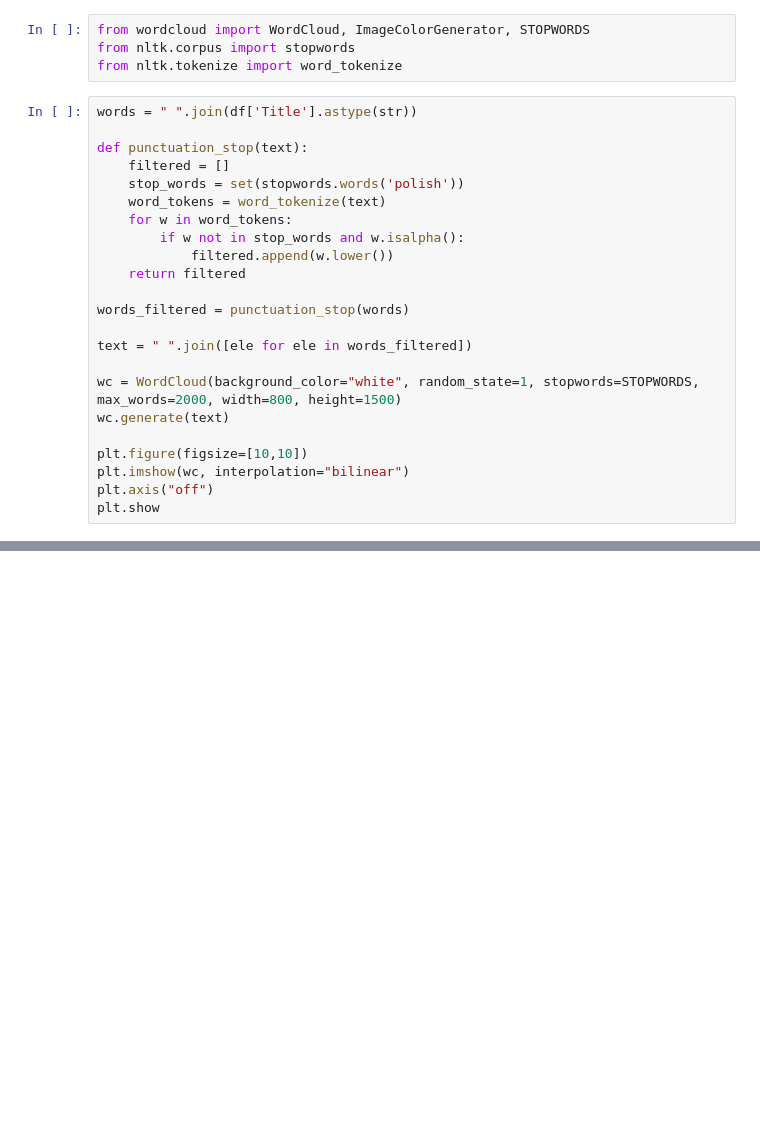
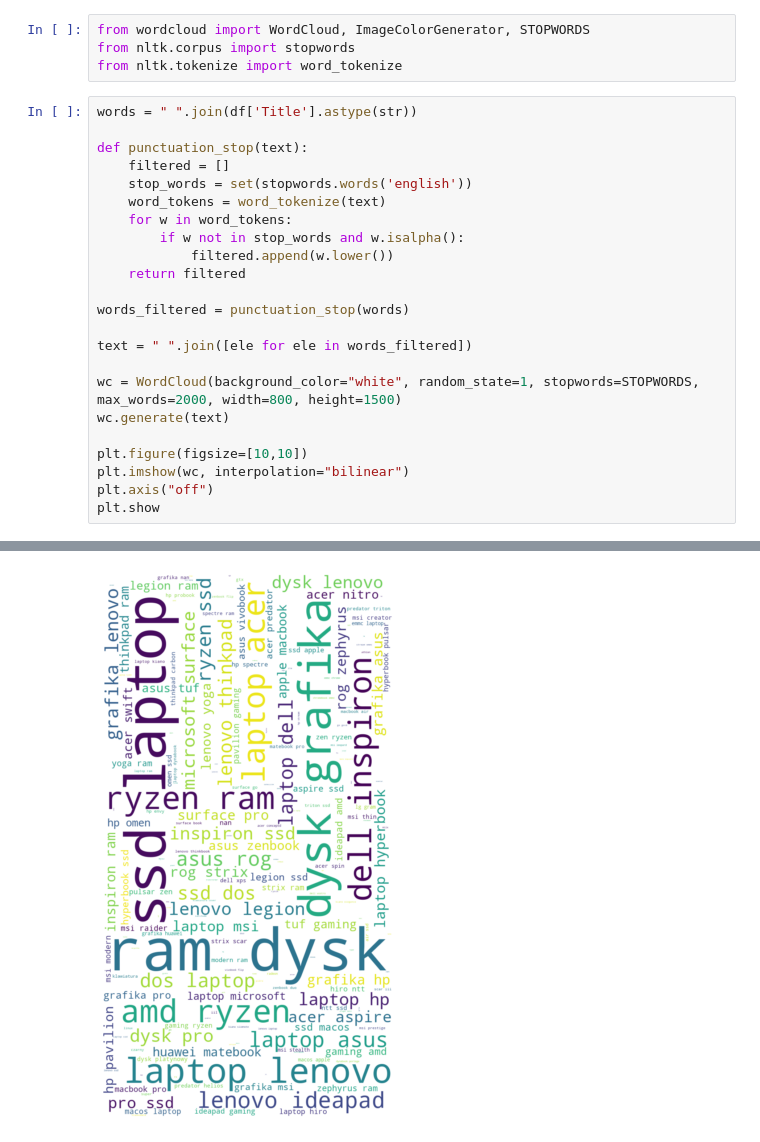
Before and after one commit to thaell98/ds_laptop_price_prediction, a Jupyter notebook: data_eda.ipynb, the cells around one changed output, grey strips where cells are left out. Cells and saved outputs as stored; diff of their text form; blank space fills up the shorter version.

```diff
--- a/data_eda.ipynb
+++ b/data_eda.ipynb
@@ -404,7 +404,7 @@ words = " ".join(df['Title'].astype(str))
 
 def punctuation_stop(text):
     filtered = []
-    stop_words = set(stopwords.words('polish'))
+    stop_words = set(stopwords.words('english'))
     word_tokens = word_tokenize(text)
     for w in word_tokens:
         if w not in stop_words and w.isalpha():
@@ -426,0 +427 @@ OSError: No such file or directory: 'C:\\Users\\Pepe\\AppData\\Roaming\\nltk_dat
+[figure, added]
```
Also changed, not shown: parts of 1 cell of this notebook, 1 other file.
